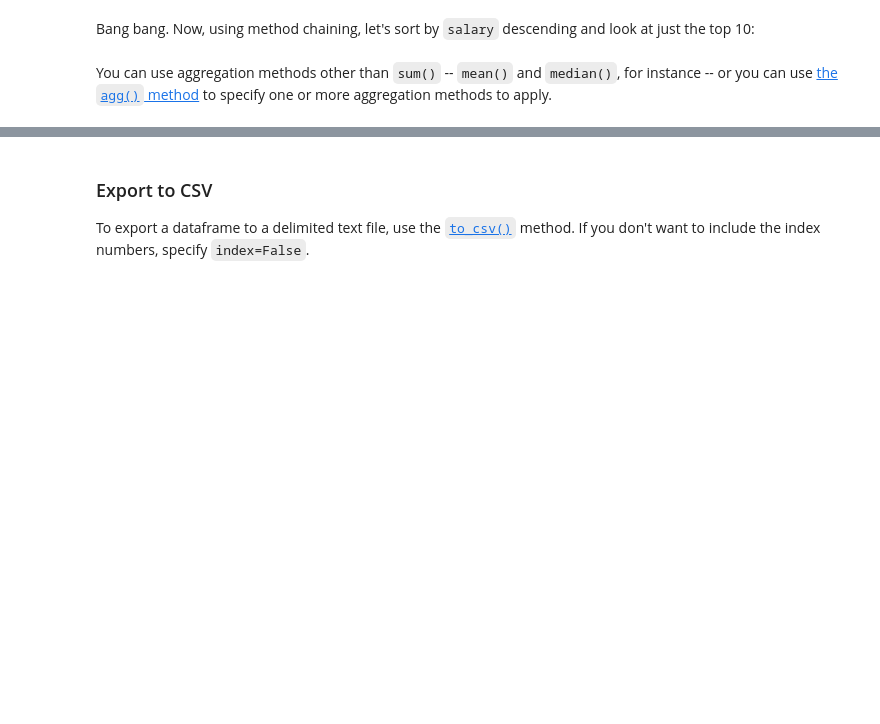
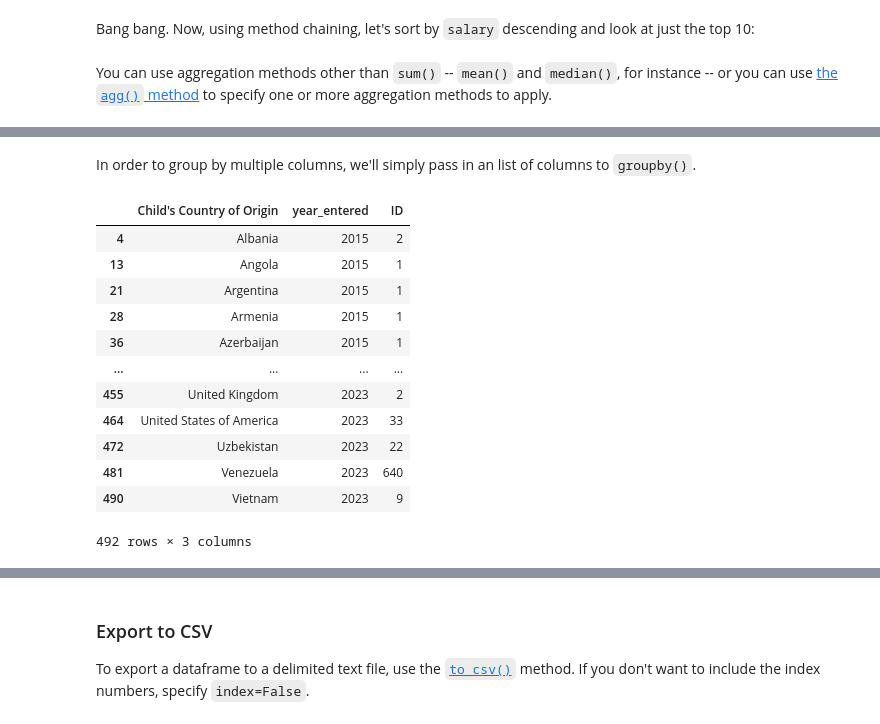
Before and after one commit to ejmurra/teaching-guide-intro-to-pandas, a Jupyter notebook: Introduction to pandas.ipynb, the cells around one changed output, grey strips where cells are left out. Drawn from its saved outputs; the diff is of its cells as text; code cells hidden in the pictures; blank space fills up the shorter version.

```diff
--- a/Introduction to pandas.ipynb
+++ b/Introduction to pandas.ipynb
@@ -99,0 +197,4 @@ The last thing we're going to do, is fix the zipcodes. Zipcodes should always be
+# %%
+print(len(df))
+df = df[~df["Sponsor Zipcode"].isna()]
+print(len(df))
@@ -287,0 +402,3 @@ You can use aggregation methods other than `sum()` -- `mean()` and `median()`, f
+# %%
+df["year_entered"] = df["Child's Date of Entry"].dt.year
+df.head()
@@ -287,0 +417,19 @@ You can use aggregation methods other than `sum()` -- `mean()` and `median()`, f
+# %% [markdown]
+In order to group by multiple columns, we'll simply pass in an list of columns to `groupby()`.
+# %%
+origin_year = df.groupby(["Child's Country of Origin","year_entered"])["ID"].count().reset_index()
+origin_year.sort_values(["year_entered", "Child's Country of Origin"], ascending=[True,True])
+# %% [output]
+|  | Child's Country of Origin | year_entered | ID |
+| 4 | Albania | 2015 | 2 |
+| 13 | Angola | 2015 | 1 |
+| 21 | Argentina | 2015 | 1 |
+| 28 | Armenia | 2015 | 1 |
+| 36 | Azerbaijan | 2015 | 1 |
+| ... | ... | ... | ... |
+| 455 | United Kingdom | 2023 | 2 |
+| 464 | United States of America | 2023 | 33 |
+| 472 | Uzbekistan | 2023 | 22 |
+| 481 | Venezuela | 2023 | 640 |
+| 490 | Vietnam | 2023 | 9 |
+492 rows × 3 columns
```
Also changed, not shown: parts of 32 cells of this notebook.
